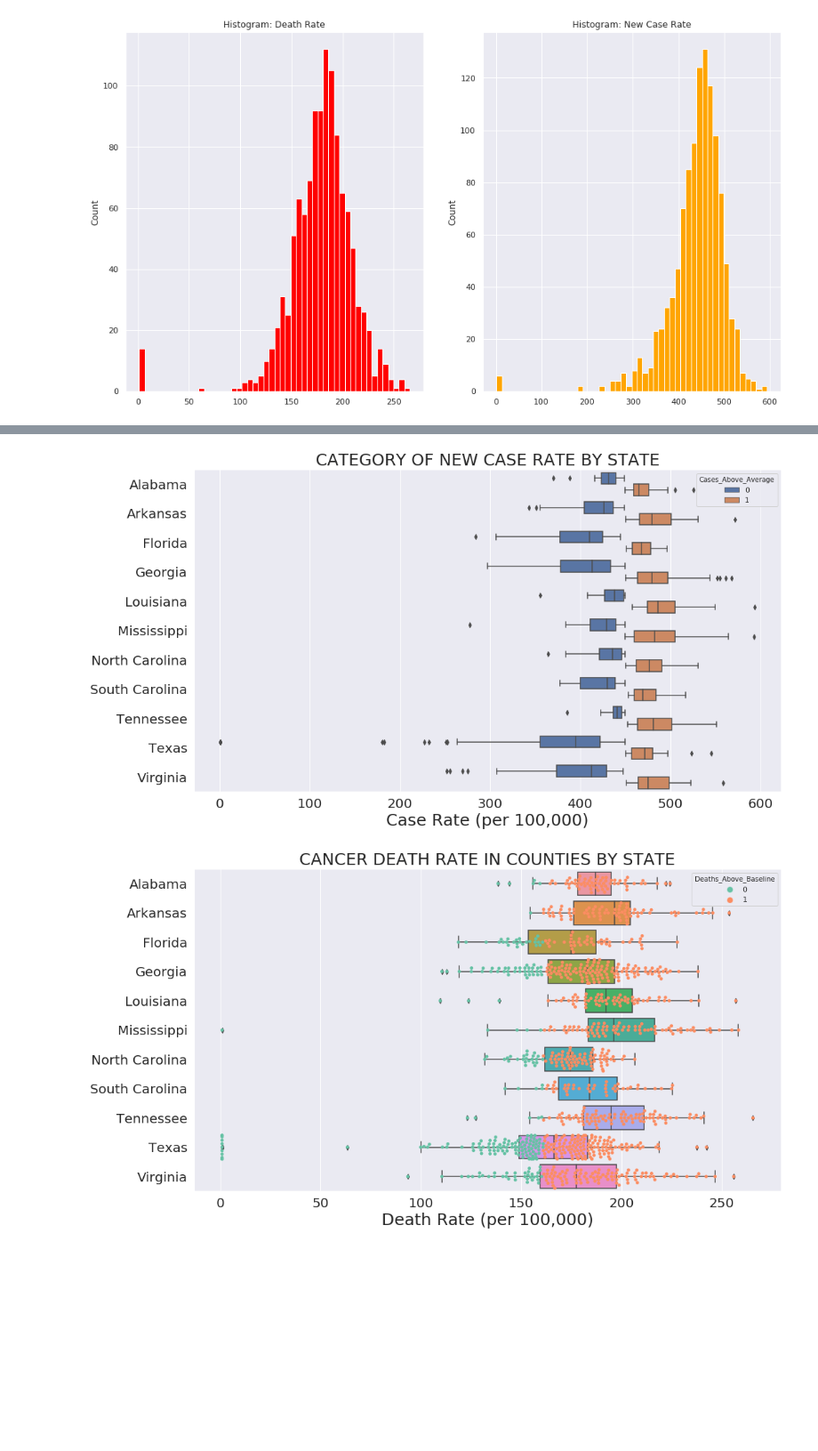
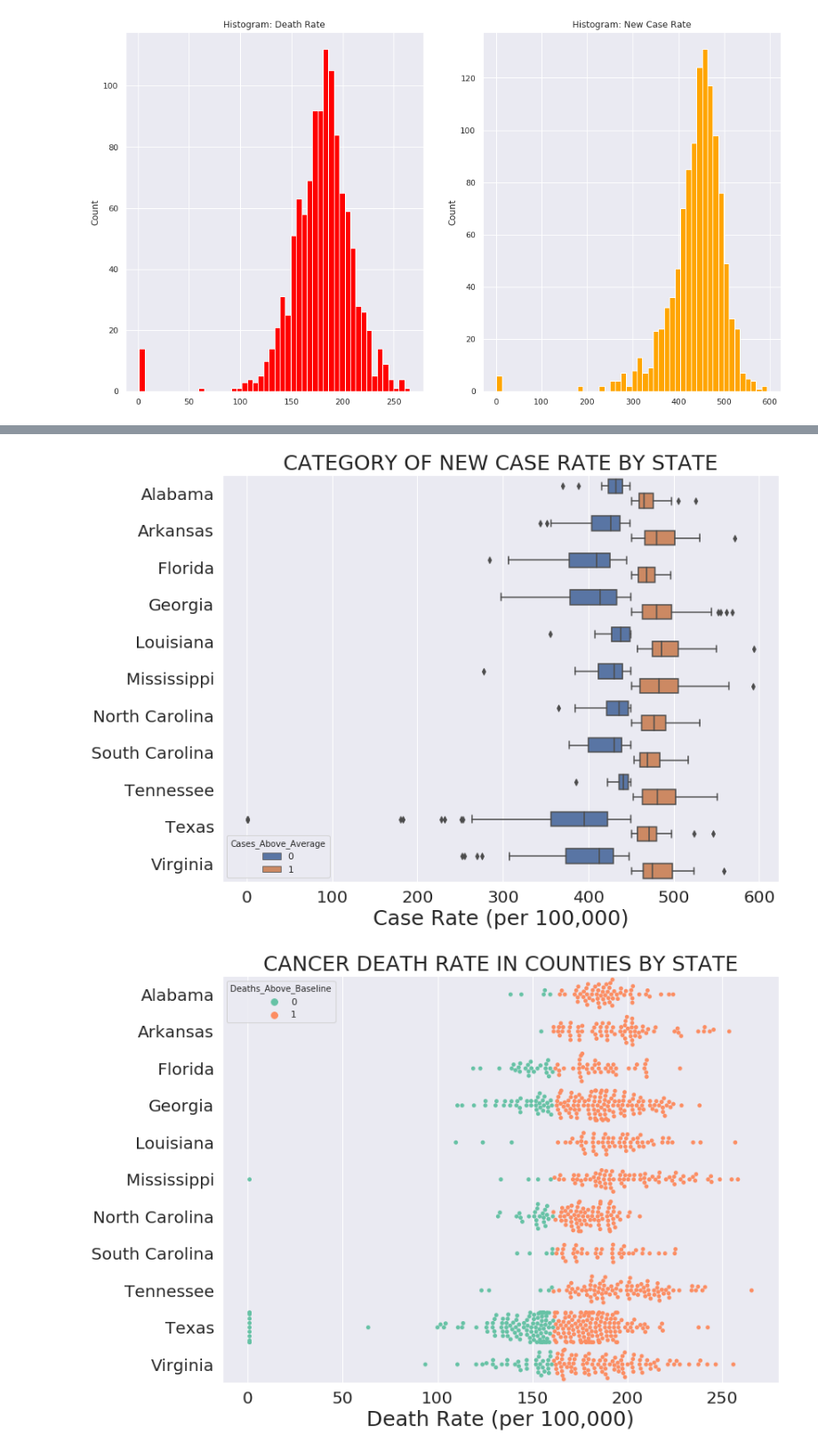
Before and after one commit to Ashutosh-Singhal/Cancer_SHD_TN, a Jupyter notebook: EDA_cancer_health_determinants.ipynb, the cells around one changed output, grey strips where cells are left out. Shown: that part at 89% size. Drawn from its saved outputs; the diff is of its cells as text; code cells hidden in the pictures; blank space fills up the shorter version.

```diff
--- a/EDA_cancer_health_determinants.ipynb
+++ b/EDA_cancer_health_determinants.ipynb
@@ -308,7 +322,7 @@ py.iplot(fig, filename='Average Annual Rate of Deaths per 100,000 (2011-2015)')
 # %% [output]
 [interactive output not drawn]
 # %%
-plt.rcParams["figure.figsize"] = (16,9)
+plt.rcParams["figure.figsize"] = (12,9)
 ax = sns.countplot(y= 'State',  hue = 'Cases_Above_Average', palette="Set2", edgecolor='grey', alpha = 1,
                    data = master.groupby(["State"]).apply(lambda x: x.sort_values(["Cases_Above_Average"],
                                                                                   ascending = True)))
@@ -324,5 +338,5 @@ plt.show();
 # %%
-plt.rcParams["figure.figsize"] = (16,10)
+plt.rcParams["figure.figsize"] = (12,9)
 ax = sns.countplot(y= 'State',  hue = 'Deaths_Above_Baseline', palette="Set2", edgecolor='grey', alpha = 1,
                    data = master.groupby(["State"]).apply(lambda x: x.sort_values(["Deaths_Above_Baseline"],
                                                                                   ascending = True)))
@@ -339,10 +353,10 @@ plt.show();
 # %%
 #Cancer Case rate by state
 #data = master.sort_values(by=['Death_Rate'])
-plt.rcParams["figure.figsize"] = (16,9)
+plt.rcParams["figure.figsize"] = (12,9)
 ax = sns.swarmplot(y= 'State', x = 'Case_Rate', hue="Cases_Above_Average", palette="Set2",
                    data = master.groupby(["State"]).apply(lambda x: x.sort_values(["Death_Rate"], ascending = False)))
-ax = sns.boxplot(y= 'State', x = 'Case_Rate', data = master.groupby(["State"]).apply(lambda x: x.sort_values(["Death_Rate"], ascending = False)))
+#ax = sns.boxplot(y= 'State', x = 'Case_Rate', data = master.groupby(["State"]).apply(lambda x: x.sort_values(["Death_Rate"], ascending = False)))
 #ax.set(xlabel='STATE', ylabel='Case Rate (per 100,000)', title= 'CANCER NEW CASE RATE IN COUNTIES BY STATE')
 ax.set_title('CANCER NEW CASE RATE IN COUNTIES BY STATE', fontsize = 25)
 ax.set_ylabel('', fontsize = 25)
@@ -355,5 +369,5 @@ plt.show();
 # %%
-plt.rcParams["figure.figsize"] = (16,9)
+plt.rcParams["figure.figsize"] = (12,9)
 ax = sns.boxplot(y= 'State', x = 'Case_Rate', hue = "Cases_Above_Average", data = master.groupby(["State"]).apply(lambda x: x.sort_values(["Death_Rate"], ascending = False)))
 ax.set_title('CATEGORY OF NEW CASE RATE BY STATE', fontsize = 25)
 ax.set_ylabel('', fontsize = 25)
@@ -362,21 +376,21 @@ plt.xticks(fontsize = 20, rotation = 0)
 plt.yticks(fontsize = 20)
 plt.show();
 # %% [output]
-[figure, old version]
+[figure, new version]
 # %%
 #Cancer Death rate by state
 #data = master.sort_values(by=['Death_Rate'])
-plt.rcParams["figure.figsize"] = (16,9)
+plt.rcParams["figure.figsize"] = (12,9)
 ax = sns.swarmplot(y= 'State', x = 'Death_Rate', hue="Deaths_Above_Baseline", palette="Set2",
                    data = master.groupby(["State"]).apply(lambda x: x.sort_values(["Death_Rate"], ascending = False)))
-ax = sns.boxplot(y= 'State', x = 'Death_Rate', data = master.groupby(["State"]).apply(lambda x: x.sort_values(["Death_Rate"], ascending = False)))
+#ax = sns.boxplot(y= 'State', x = 'Death_Rate', data = master.groupby(["State"]).apply(lambda x: x.sort_values(["Death_Rate"], ascending = False)))
 #ax.set(xlabel='STATE', ylabel='Cancer Death Rate (per 100,000)', title= 'CANCER DEATH RATE IN COUNTIES BY STATE')
 ax.set_title('CANCER DEATH RATE IN COUNTIES BY STATE', fontsize = 25)
 ax.set_ylabel('', fontsize = 25)
 ax.set_xlabel('Death Rate (per 100,000)', fontsize = 25)
 plt.xticks(fontsize = 20, rotation = 0)
 plt.yticks(fontsize = 20)
 plt.show();
 # %% [output]
-[figure, old version]
+[figure, new version]
 # %%
```
Also changed, not shown: parts of 10 cells of this notebook, 2 other files.
